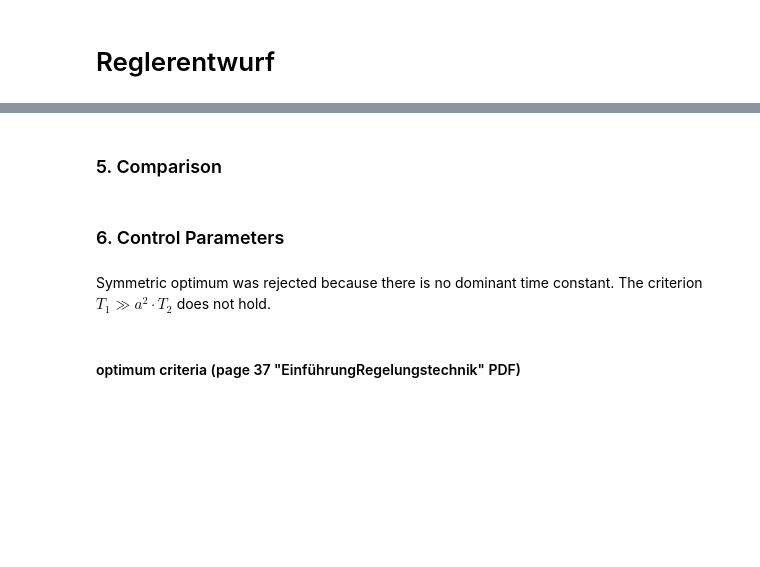
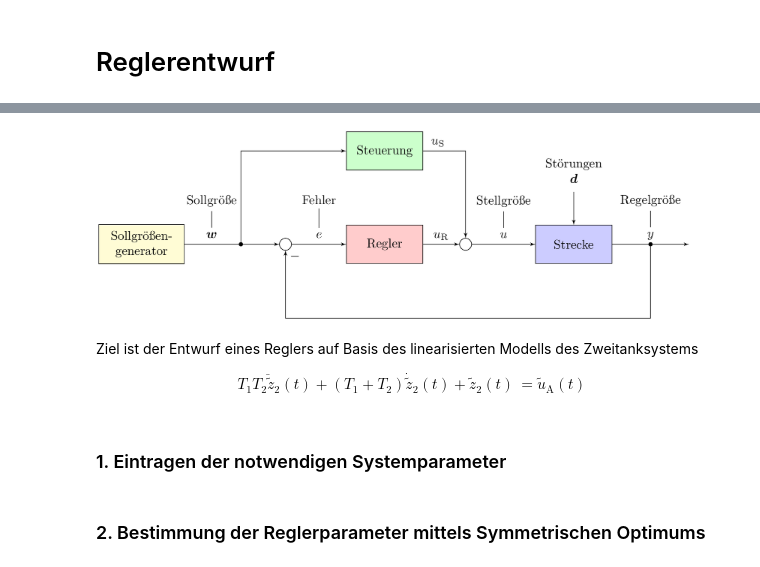
Before and after one commit to umit-iace/lehre-chemie-msr-notebooks, a Jupyter notebook: pr/2Tank-Reglerentwurf.ipynb, the cells around one changed output, grey strips where cells are left out. Saved outputs shown, nothing was run; the diff lists cells and outputs as text; code cells hidden in the pictures; blank space fills up the shorter version.

```diff
--- a/pr/2Tank-Reglerentwurf.ipynb
+++ b/pr/2Tank-Reglerentwurf.ipynb
@@ -67,2 +8,0 @@ Unfortunately, harmonic oscillation is not possible due to regulation value limi
-# %% [markdown]
-### 5. Comparison
@@ -78,6 +9,12 @@ for name, values in d.items():
-# %% [markdown]
-### 6. Control Parameters
-# %% [markdown]
-Symmetric optimum was rejected because there is no dominant time constant. The criterion $T_1 \gg a^2 \cdot T_2$ does not hold.
-# %% [markdown]
-#### optimum criteria (page 37 "EinführungRegelungstechnik" PDF)
+# %%
+imag = Image("../images/feedback.png", width=600)
+display(imag)
+# %% [output]
+[figure, added]
+# %% [markdown]
+Ziel ist der Entwurf eines Reglers auf Basis des linearisierten Modells des Zweitanksystems
+\begin{align*}
+    T_1 T_2 \ddot{\tilde{z}}_2(t) + (T_1 + T_2)\dot{\tilde{z}}_2(t) + \tilde{z}_2(t) & = \tilde{u}_{\mathrm{A}}(t)
+\end{align*}
+# %% [markdown]
+### 1. Eintragen der notwendigen Systemparameter
@@ -84,3 +33,5 @@ Symmetric optimum was rejected because there is no dominant time constant. The c
+# %% [markdown]
+### 2. Bestimmung der Reglerparameter mittels Symmetrischen Optimums
 # %%
 # with modelled parameters
 Kp_sym_analytic = T1_analytic / (2*Kp_analytic*T2_analytic)
```
Also changed, not shown: parts of 19 cells of this notebook, 2 other files.
